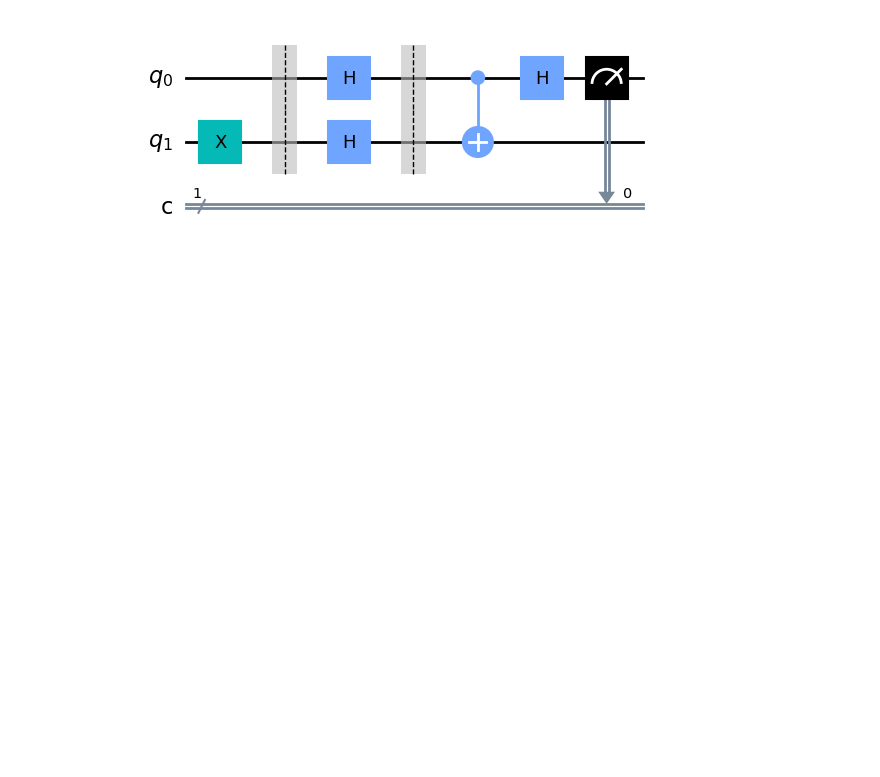
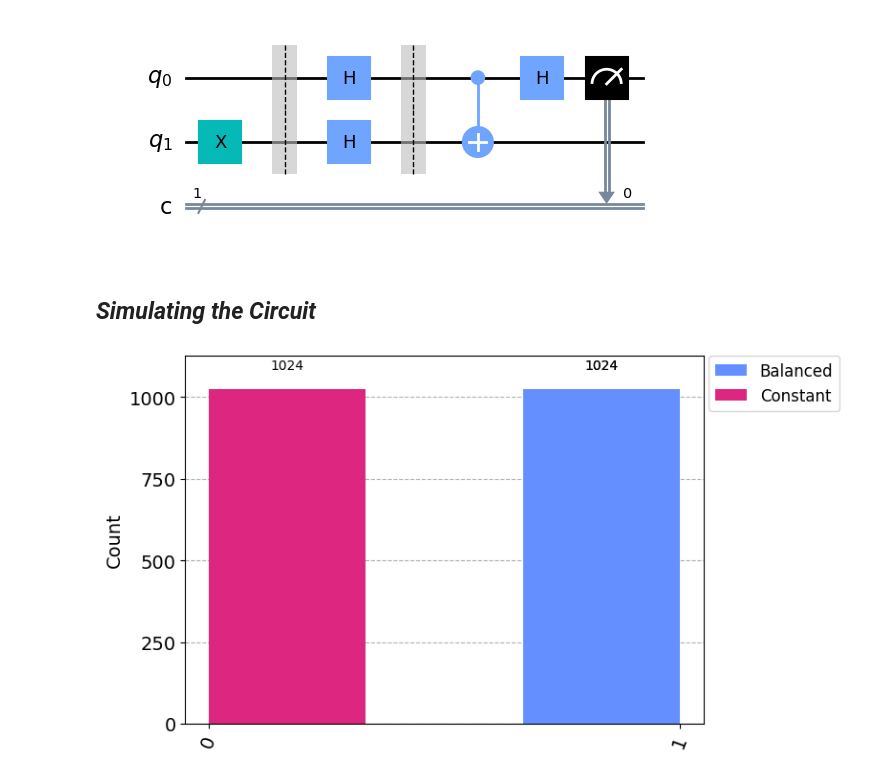
Before and after one commit to JakubP56/EmergingTechnologies, a Jupyter notebook: project.ipynb, the cells around one changed output. Saved outputs shown, nothing was run; the diff lists cells and outputs as text; code cells hidden in the pictures; blank space fills up the shorter version.

Commit message:
Simulating the Circuit

```diff
--- a/project.ipynb
+++ b/project.ipynb
@@ -176,3 +189,31 @@ balanced_function = deutsch_algorithm('balanced')
 balanced_function.draw(output='mpl')
 # %% [output]
 [figure]
+# %% [markdown]
+## *Simulating the Circuit*
+# %%
+from qiskit import Aer, execute
+from qiskit.visualization import plot_histogram
+
+# setting up the qasm simulator from the Aer package
+simulator = Aer.get_backend('qasm_simulator')
+
+# simulate for a balanced function
+balanced_circuit = deutsch_algorithm("balanced")
+# running the quantum circuit
+balanced_job = execute(balanced_circuit, simulator, shots=1024)
+# receiving the result from running the quantum circuit
+balanced_result = balanced_job.result()
+# receiving the counts from the result
+balanced_counts = balanced_result.get_counts(balanced_circuit)
+
+# repeat for constant function
+constant_circuit = deutsch_algorithm("constant")
+constant_job = execute(constant_circuit, simulator, shots=1024)
+constant_result = constant_job.result()
+constant_counts = constant_result.get_counts(constant_circuit)
+
+# render results in histogram
+plot_histogram([balanced_counts, constant_counts], legend=['Balanced', 'Constant'])
+# %% [output]
+[figure, added]
```
Also changed, not shown: parts of 14 cells of this notebook.
